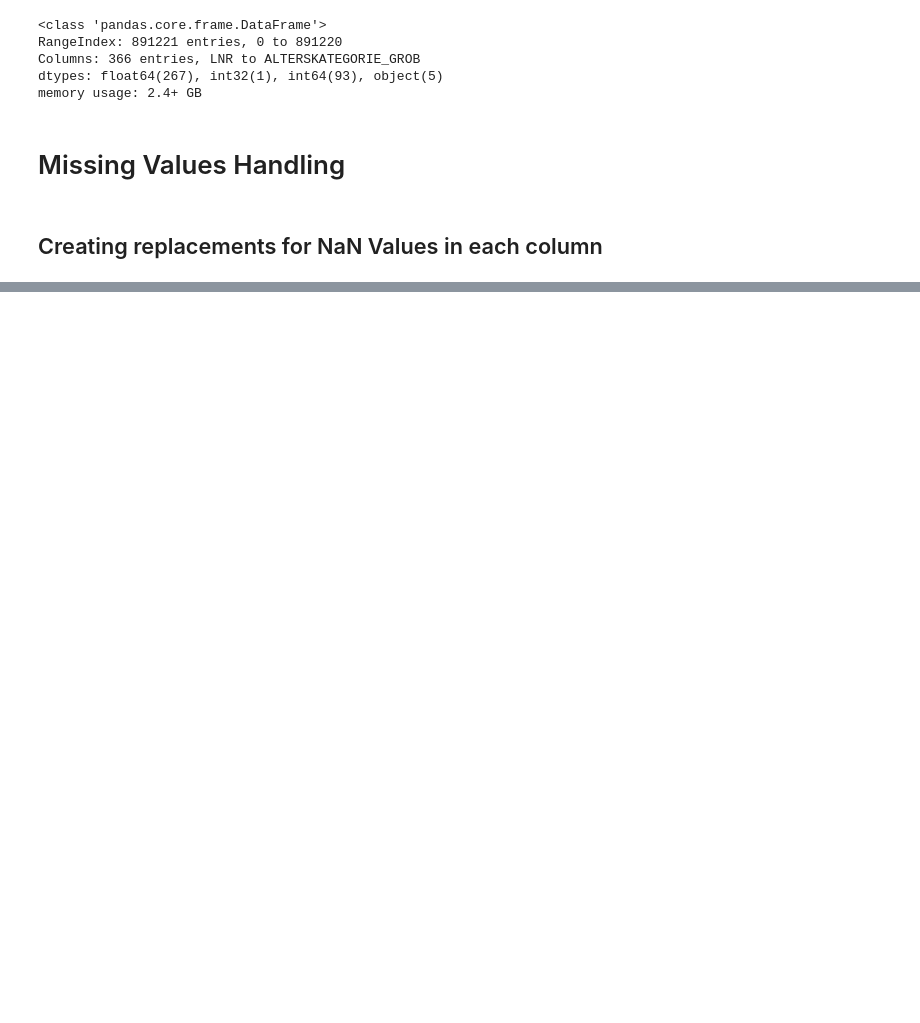
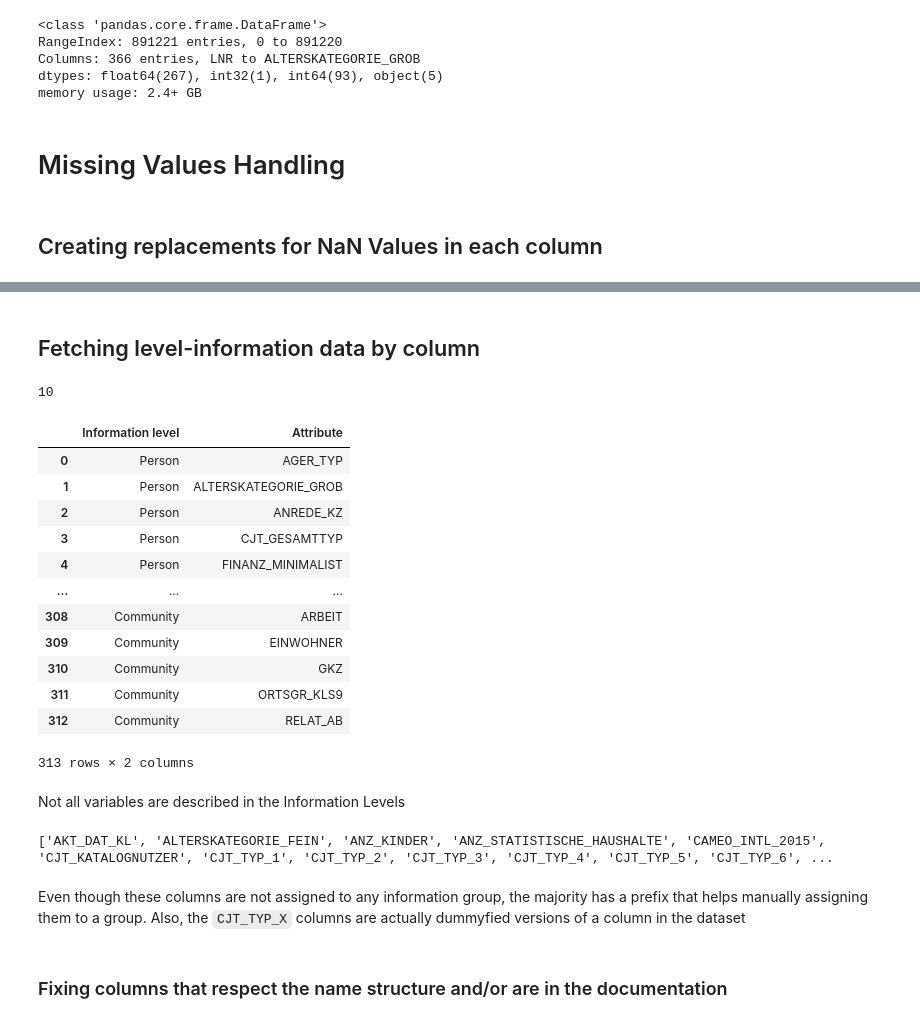
Before and after one commit to bglucca/ArvatoCustomerSegmentation, a Jupyter notebook: 01_eda_segmentation.ipynb, the cells around one changed output, grey strips where cells are left out. Drawn from its saved outputs; the diff is of its cells as text; code cells hidden in the pictures; blank space fills up the shorter version.

```diff
--- a/01_eda_segmentation.ipynb
+++ b/01_eda_segmentation.ipynb
@@ -149,0 +199,37 @@ Using Pandas profiling-report on a random sample of the German population
+# %% [markdown]
+## Fetching level-information data by column
+# %%
+att_info = pd.read_excel('data/raw/DIAS Information Levels - Attributes 2017.xlsx', usecols = 'B:E', header = 1)
+# %%
+att_info['Information level'] = att_info['Information level'].fillna(method='ffill')\
+                                                            .fillna(method='backfill')
+# %%
+att_info['Information level'].nunique()
+# %% [output]
+10
+# %%
+att_info = att_info[['Information level','Attribute']]
+
+display(att_info)
+# %% [output]
+|  | Information level | Attribute |
+| 0 | Person | AGER_TYP |
+| 1 | Person | ALTERSKATEGORIE_GROB |
+| 2 | Person | ANREDE_KZ |
+| 3 | Person | CJT_GESAMTTYP |
+| 4 | Person | FINANZ_MINIMALIST |
+| ... | ... | ... |
+| 308 | Community | ARBEIT |
+| 309 | Community | EINWOHNER |
+| 310 | Community | GKZ |
+| 311 | Community | ORTSGR_KLS9 |
+| 312 | Community | RELAT_AB |
+313 rows × 2 columns
+# %% [markdown]
+Not all variables are described in the Information Levels
+# %%
+diff_cols = list(np.setdiff1d(census.columns.values, att_info['Attribute'].values))
+
+print(diff_cols)
+# %% [output]
+['AKT_DAT_KL', 'ALTERSKATEGORIE_FEIN', 'ANZ_KINDER', 'ANZ_STATISTISCHE_HAUSHALTE', 'CAMEO_INTL_2015', 'CJT_KATALOGNUTZER', 'CJT_TYP_1', 'CJT_TYP_2', 'CJT_TYP_3', 'CJT_TYP_4', 'CJT_TYP_5', 'CJT_TYP_6', ...
@@ -149,0 +239,4 @@ Using Pandas profiling-report on a random sample of the German population
+# %% [markdown]
+Even though these columns are not assigned to any information group, the majority has a prefix that helps manually assigning them to a group. Also, the `CJT_TYP_X` columns are actually dummyfied versions of a column in the dataset
+# %% [markdown]
+### Fixing columns that respect the name structure and/or are in the documentation
```
Also changed, not shown: parts of 73 cells of this notebook.
